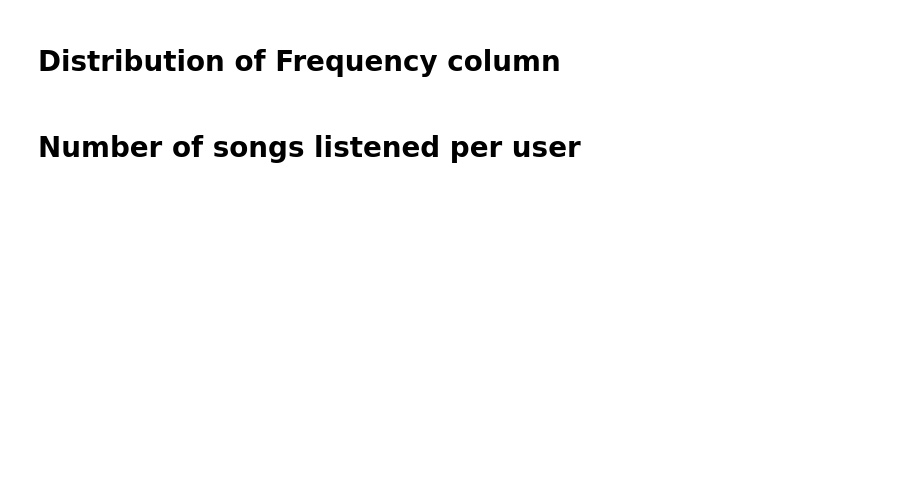
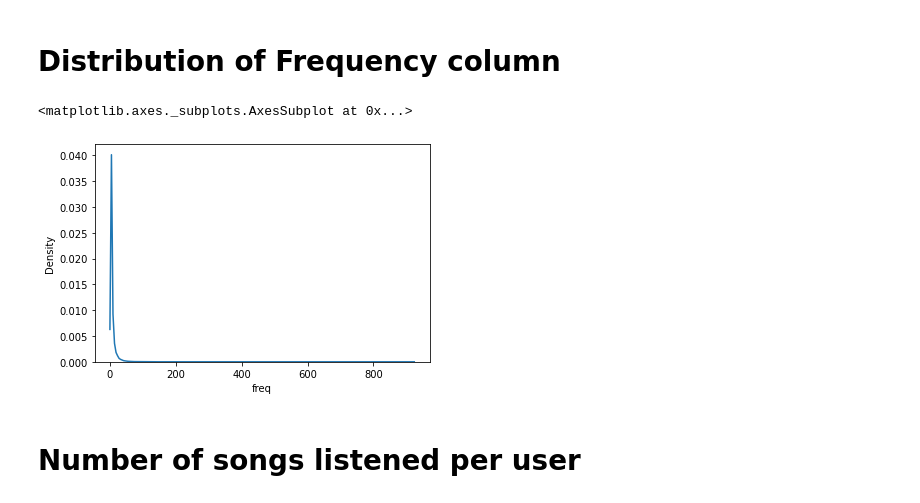
Before and after one commit to charithcherry/Innomatics_Internship_APR_21, a Jupyter notebook: Recommender System/Music_Rec_Sys.ipynb, the cells around one changed output. Cells and saved outputs as stored; diff of their text form; code cells hidden in the pictures; blank space fills up the shorter version.

```diff
--- a/Recommender System/Music_Rec_Sys.ipynb
+++ b/Recommender System/Music_Rec_Sys.ipynb
@@ -122,3 +122,3 @@ Name: release, Length: 12456, dtype: bool
 # %%
-detail_df=detail_df.drop(12455)
+detail_df=detail_df.dropna()
 # %%
@@ -156,5 +139,4 @@ sum(duplicated)
 # %%
-song_df=pd.merge(df,detail_df,on='user_id')
-song_df
-### we need to merge the two data frames
+song_df=pd.merge(df,detail_df,on='song_id')
+song_df.head()
 # %% [output]
@@ -180,3 +185,8 @@ song_df.describe()
+# %%
+sns.kdeplot(data=song_df, x="freq")
+# %% [output]
+<matplotlib.axes._subplots.AxesSubplot at 0x...>
+[figure, added]
 # %% [markdown]
 # Number of songs listened per user
 # %%
```
Also changed, not shown: parts of 53 cells of this notebook.
